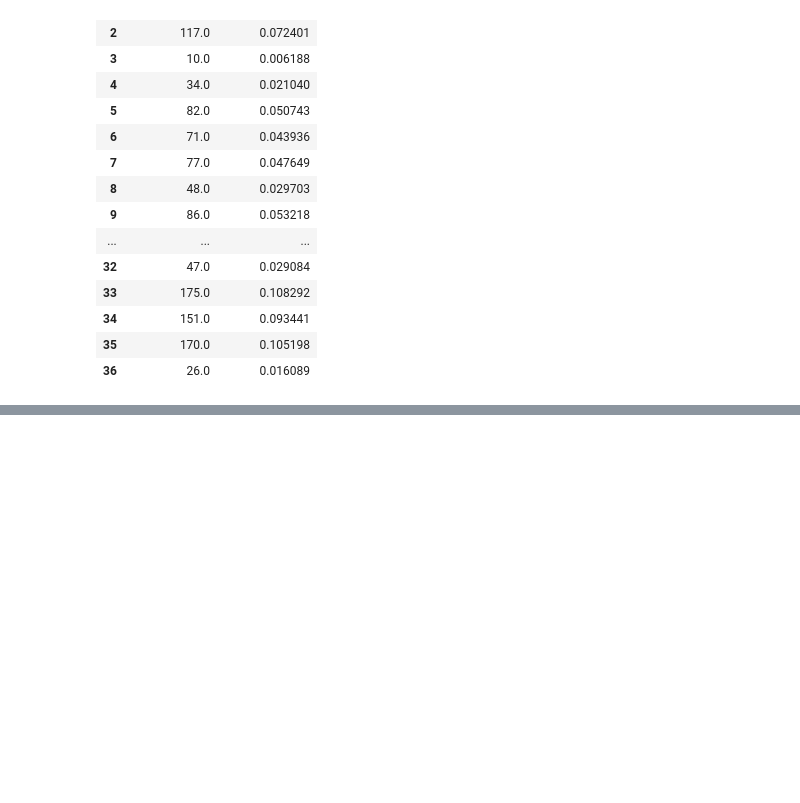
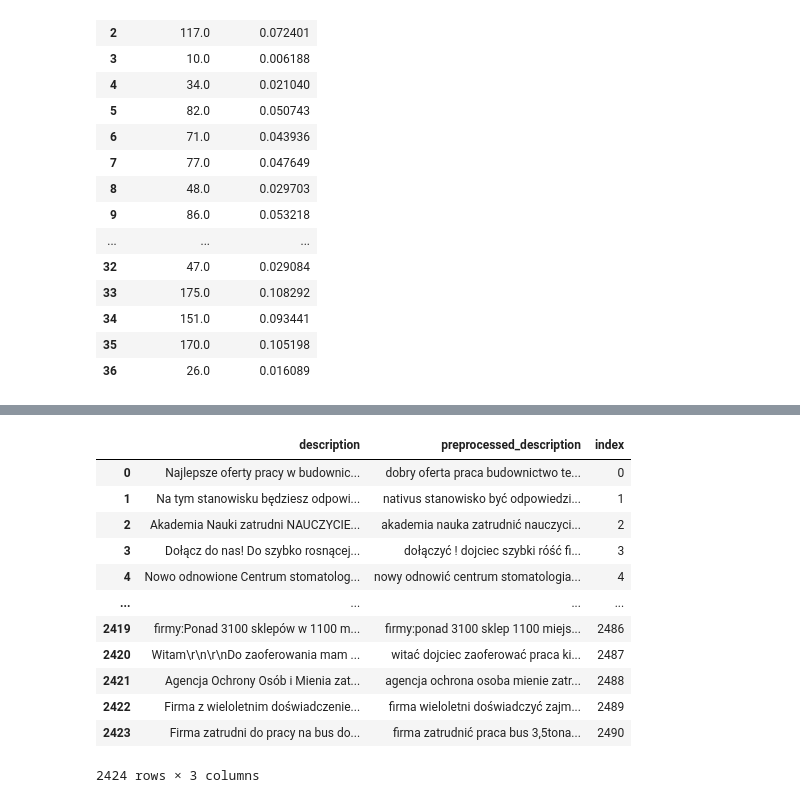
Before and after one commit to wojciechkosiuk/mISIe-SupervisionHack2023, a Jupyter notebook: bag_of_words.ipynb, the cells around one changed output, grey strips where cells are left out. Cells and saved outputs as stored; diff of their text form; code cells hidden in the pictures; blank space fills up the shorter version.

```diff
--- a/bag_of_words.ipynb
+++ b/bag_of_words.ipynb
@@ -307,0 +312,15 @@ final_df
+# %%
+df = pd.read_csv("data\olx.csv")
+# %%
+#preprocess_text(df['description'], stopwords, stemmer)
+opisy = preprocess_text(df['description'].replace('\n', '').replace('\r', ''), stopwords, stemmer)
+# %%
+opisy_full = []
+
+for opis in opisy:
+    try:
+        opisy_full.append(' '.join(opis))
+    except:
+        print(opis)
+        opisy_full.append('INVALID_DATA')
+        continue
@@ -307,0 +345,20 @@ final_df
+# %%
+df_desc_preprocessed = pd.DataFrame([list(df['description']), opisy_full]).T
+df_desc_preprocessed.columns = ['description', 'preprocessed_description']
+df_desc_preprocessed['index'] = df_desc_preprocessed.index
+df_desc_preprocessed = df_desc_preprocessed[df_desc_preprocessed['preprocessed_description'] != 'INVALID_DATA'].reset_index(drop=True)
+df_desc_preprocessed
+# %% [output]
+|  | description | preprocessed_description | index |
+| 0 | Najlepsze oferty pracy w budownic... | dobry oferta praca budownictwo te... | 0 |
+| 1 | Na tym stanowisku będziesz odpowi... | nativus stanowisko być odpowiedzi... | 1 |
+| 2 | Akademia Nauki zatrudni NAUCZYCIE... | akademia nauka zatrudnić nauczyci... | 2 |
+| 3 | Dołącz do nas! Do szybko rosnącej... | dołączyć ! dojciec szybki róść fi... | 3 |
+| 4 | Nowo odnowione Centrum stomatolog... | nowy odnowić centrum stomatologia... | 4 |
+| ... | ... | ... | ... |
+| 2419 | firmy:Ponad 3100 sklepów w 1100 m... | firmy:ponad 3100 sklep 1100 miejs... | 2486 |
+| 2420 | Witam\r\n\r\nDo zaoferowania mam ... | witać dojciec zaoferować praca ki... | 2487 |
+| 2421 | Agencja Ochrony Osób i Mienia zat... | agencja ochrona osoba mienie zatr... | 2488 |
+| 2422 | Firma z wieloletnim doświadczenie... | firma wieloletni doświadczyć zajm... | 2489 |
+| 2423 | Firma zatrudni do pracy na bus do... | firma zatrudnić praca bus 3,5tona... | 2490 |
+2424 rows × 3 columns
```
Also changed, not shown: parts of 8 cells of this notebook, 3 other files.
